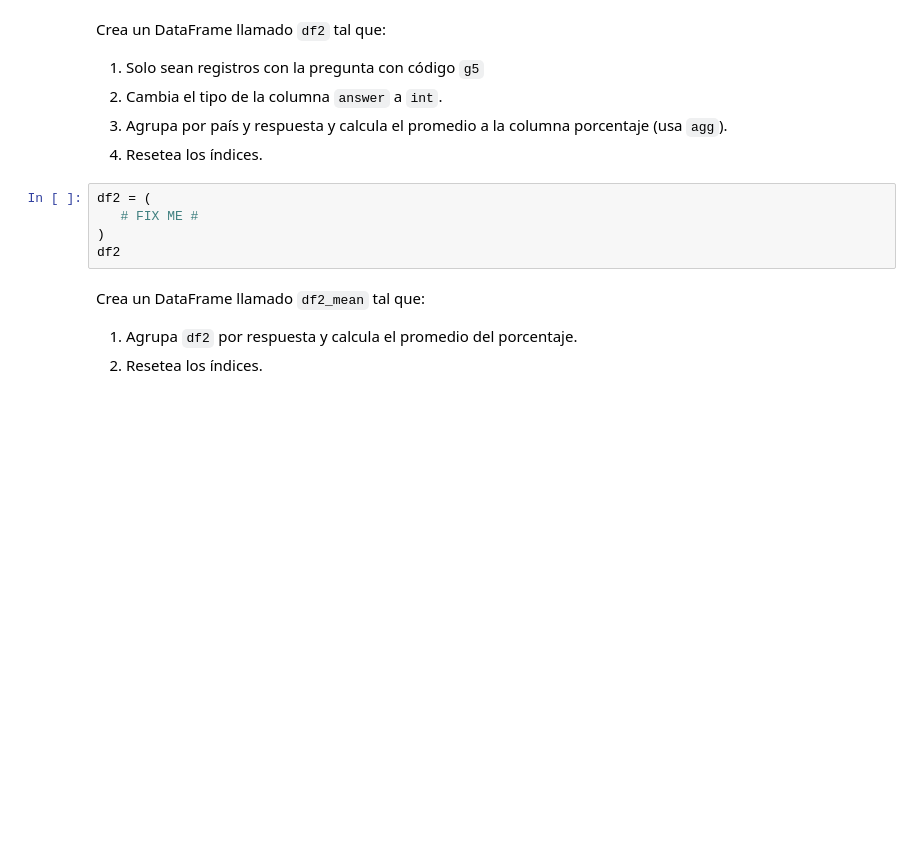
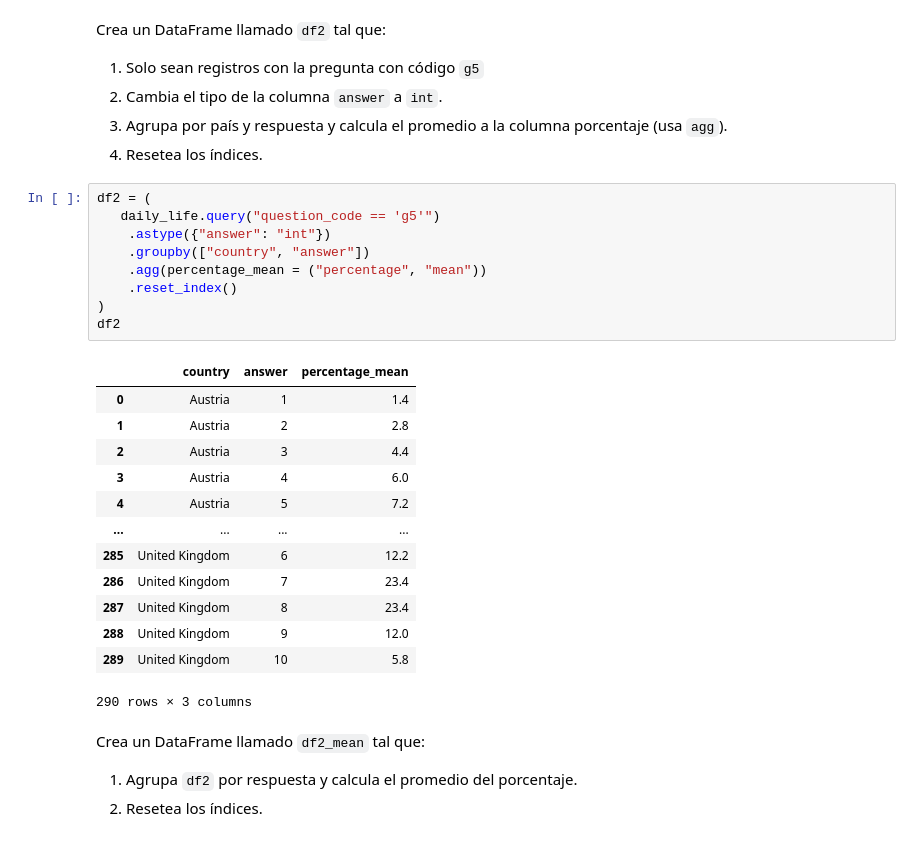
Before and after one commit to Macarena-Rojas/mat281_portfolio, a Jupyter notebook: labs/lab05.ipynb, the cells around one changed output. Saved outputs shown, nothing was run; the diff lists cells and outputs as text; blank space fills up the shorter version.

```diff
--- a/labs/lab05.ipynb
+++ b/labs/lab05.ipynb
@@ -222,11 +206,29 @@ Crea un DataFrame llamado `df2` tal que:
 2. Cambia el tipo de la columna `answer` a `int`.
 3. Agrupa por país y respuesta y calcula el promedio a la columna porcentaje (usa `agg`).
 4. Resetea los índices.
-# %%
-df2 = (
-   # FIX ME #
-)
-df2
+# %%
+df2 = (
+   daily_life.query("question_code == 'g5'")
+    .astype({"answer": "int"})
+    .groupby(["country", "answer"])
+    .agg(percentage_mean = ("percentage", "mean"))
+    .reset_index()
+)
+df2
+# %% [output]
+|  | country | answer | percentage_mean |
+| 0 | Austria | 1 | 1.4 |
+| 1 | Austria | 2 | 2.8 |
+| 2 | Austria | 3 | 4.4 |
+| 3 | Austria | 4 | 6.0 |
+| 4 | Austria | 5 | 7.2 |
+| ... | ... | ... | ... |
+| 285 | United Kingdom | 6 | 12.2 |
+| 286 | United Kingdom | 7 | 23.4 |
+| 287 | United Kingdom | 8 | 23.4 |
+| 288 | United Kingdom | 9 | 12.0 |
+| 289 | United Kingdom | 10 | 5.8 |
+290 rows × 3 columns
 # %% [markdown]
 Crea un DataFrame llamado `df2_mean` tal que:
 
```
Also changed, not shown: parts of 9 cells of this notebook.
